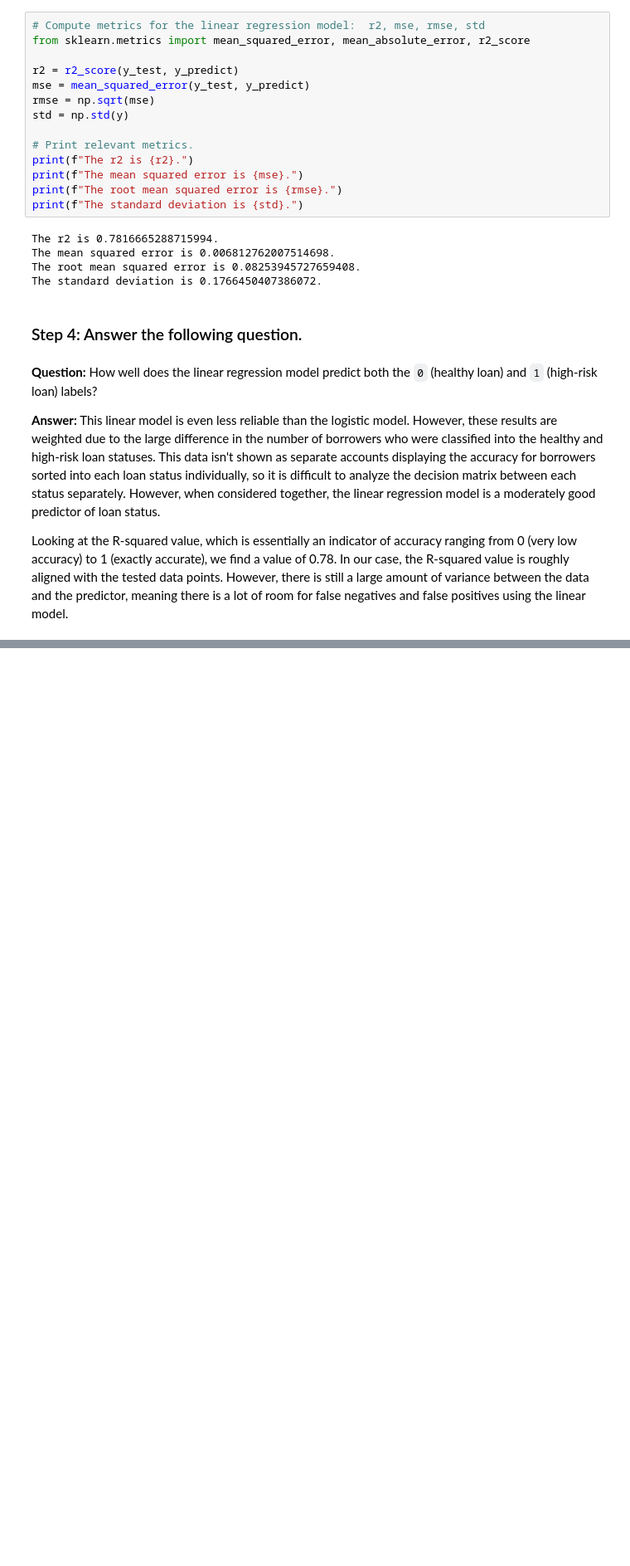
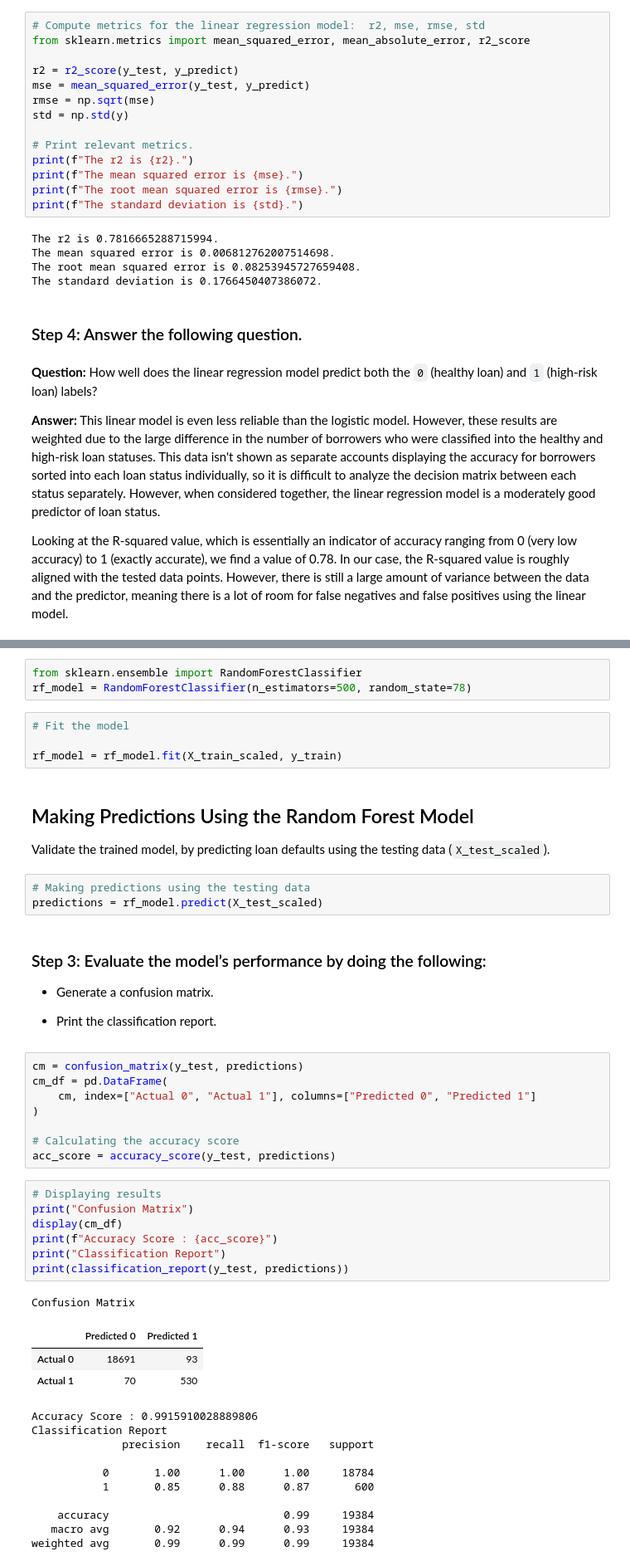
Before and after one commit to EmilieScanlon/credit-risk-classification, a Jupyter notebook: credit_risk/credit_risk_classification.ipynb, the cells around one changed output, grey strips where cells are left out. Shown: that part at 83% size. Drawn from its saved outputs; the diff is of its cells as text; blank space fills up the shorter version.

```diff
--- a/credit_risk/credit_risk_classification.ipynb
+++ b/credit_risk/credit_risk_classification.ipynb
@@ -231,0 +280,50 @@ Looking at the R-squared value, which is essentially an indicator of accuracy ra
+# %%
+from sklearn.ensemble import RandomForestClassifier
+rf_model = RandomForestClassifier(n_estimators=500, random_state=78)
+# %%
+# Fit the model
+
+rf_model = rf_model.fit(X_train_scaled, y_train)
+# %% [markdown]
+## Making Predictions Using the Random Forest Model
+
+Validate the trained model, by predicting loan defaults using the testing data (`X_test_scaled`).
+# %%
+# Making predictions using the testing data
+predictions = rf_model.predict(X_test_scaled)
+# %% [markdown]
+### Step 3: Evaluate the model’s performance by doing the following:
+
+* Generate a confusion matrix.
+
+* Print the classification report.
+# %%
+cm = confusion_matrix(y_test, predictions)
+cm_df = pd.DataFrame(
+    cm, index=["Actual 0", "Actual 1"], columns=["Predicted 0", "Predicted 1"]
+)
+
+# Calculating the accuracy score
+acc_score = accuracy_score(y_test, predictions)
+# %%
+# Displaying results
+print("Confusion Matrix")
+display(cm_df)
+print(f"Accuracy Score : {acc_score}")
+print("Classification Report")
+print(classification_report(y_test, predictions))
+# %% [output]
+Confusion Matrix
+|  | Predicted 0 | Predicted 1 |
+| Actual 0 | 18691 | 93 |
+| Actual 1 | 70 | 530 |
+Accuracy Score : 0.9915910028889806
+Classification Report
+              precision    recall  f1-score   support
+
+           0       1.00      1.00      1.00     18784
+           1       0.85      0.88      0.87       600
+
+    accuracy                           0.99     19384
+   macro avg       0.92      0.94      0.93     19384
+weighted avg       0.99      0.99      0.99     19384
```
Also changed, not shown: parts of 17 cells of this notebook, 1 other file.
